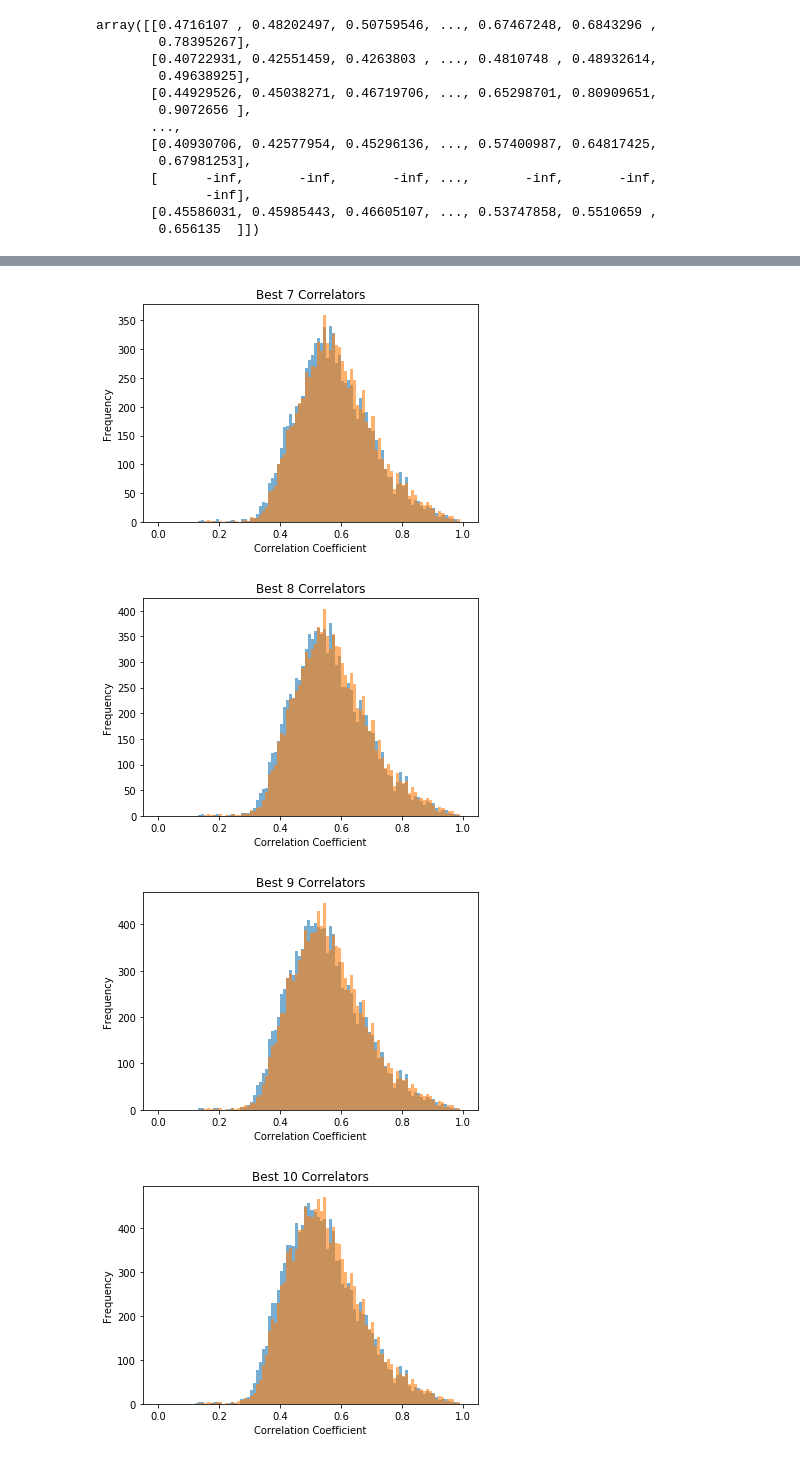
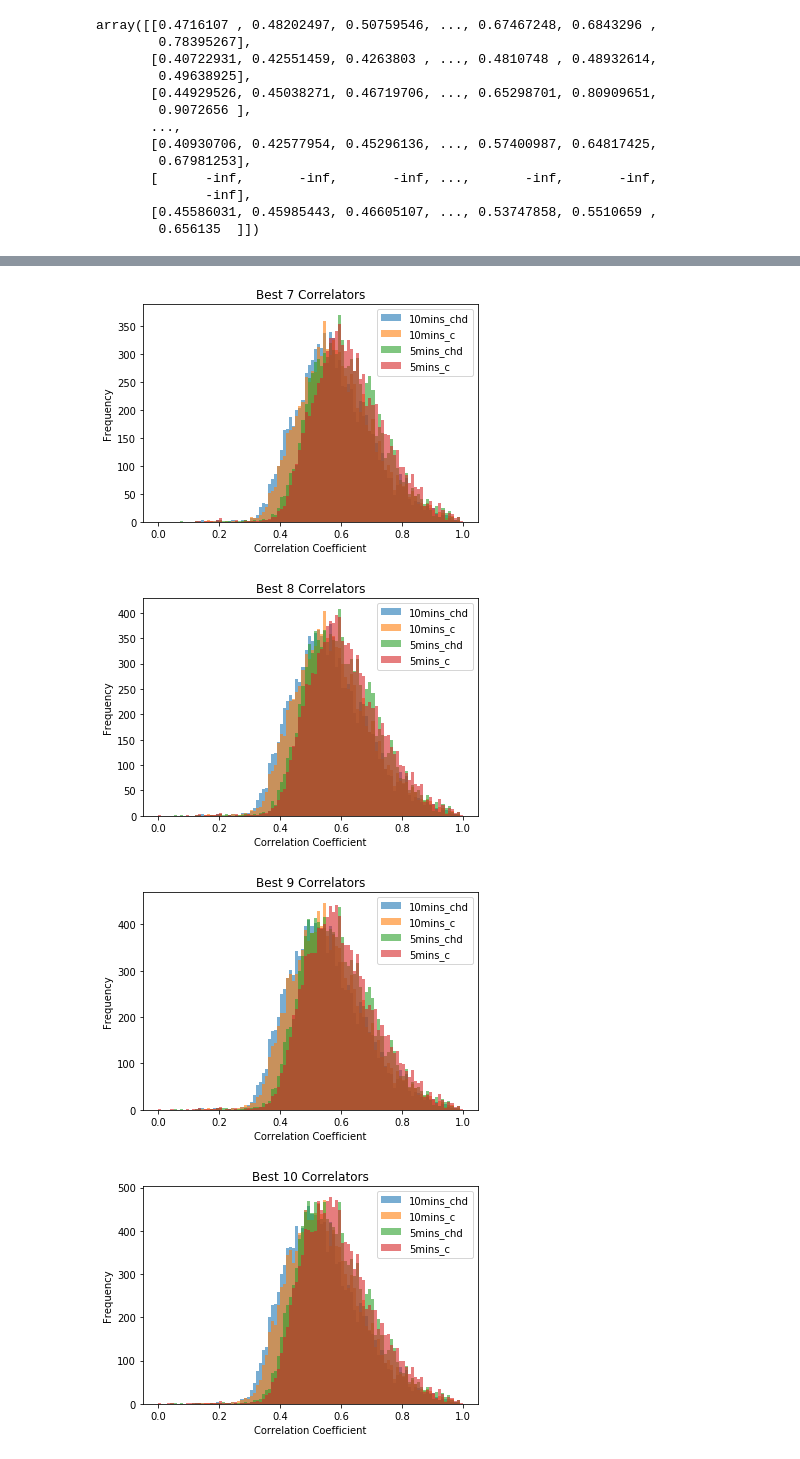
Before and after one commit to gingertom/buses, a Jupyter notebook: Data Exploration/Correlation Coefficents.ipynb, the cells around one changed output, grey strips where cells are left out. Drawn from its saved outputs; the diff is of its cells as text; code cells hidden in the pictures.

```diff
--- a/Data Exploration/Correlation Coefficents.ipynb
+++ b/Data Exploration/Correlation Coefficents.ipynb
@@ -36 +65,13 @@ correlations_c = correlations_c.fillna(value = float('-inf'))
+# %%
+correlations_10mins_chd = time_series_10mins_chd.corr(method='pearson', min_periods=10)
+correlations_10mins_chd = correlations_10mins_chd.fillna(value = float('-inf'))
+# %%
+correlations_10mins_c = time_series_10mins_c.corr(method='pearson', min_periods=10)
+correlations_10mins_c = correlations_10mins_c.fillna(value = float('-inf'))
+# %%
+correlations_5mins_chd = time_series_5mins_chd.corr(method='pearson', min_periods=10)
+correlations_5mins_chd = correlations_5mins_chd.fillna(value = float('-inf'))
+# %%
+correlations_5mins_c = time_series_5mins_c.corr(method='pearson', min_periods=10)
+correlations_5mins_c = correlations_5mins_c.fillna(value = float('-inf'))
 # %%
@@ -59,10 +100,17 @@ array([[0.4716107 , 0.48202497, 0.50759546, ..., 0.67467248, 0.6843296 ,
         0.656135  ]])
 # %%
 for i in range(2, 12):
-    plt.hist(np.sort(correlations_chd.values, axis=1)[:, -i:-1].flatten(), bins=100, range=(0,1), alpha=0.6, label="Code, hour, day")
-    plt.hist(np.sort(correlations_c.values, axis=1)[:, -i:-1].flatten(), bins=100, range=(0,1), alpha=0.6, label="Code")
+#     plt.hist(np.sort(correlations_1hour_chd.values, axis=1)[:, -i:-1].flatten(), bins=100, range=(0,1), alpha=0.6, label="1h_chd")
+#     plt.hist(np.sort(correlations_1hour_c.values, axis=1)[:, -i:-1].flatten(), bins=100, range=(0,1), alpha=0.6, label="1h_c")
+    plt.hist(np.sort(correlations_10mins_chd.values, axis=1)[:, -i:-1].flatten(), bins=100, range=(0,1), alpha=0.6, label="10mins_chd")
+    plt.hist(np.sort(correlations_10mins_c.values, axis=1)[:, -i:-1].flatten(), bins=100, range=(0,1), alpha=0.6, label="10mins_c")
+    plt.hist(np.sort(correlations_5mins_chd.values, axis=1)[:, -i:-1].flatten(), bins=100, range=(0,1), alpha=0.6, label="5mins_chd")
+    plt.hist(np.sort(correlations_5mins_c.values, axis=1)[:, -i:-1].flatten(), bins=100, range=(0,1), alpha=0.6, label="5mins_c")
+
+
     plt.title(f"Best {i-1} Correlators")
     plt.xlabel("Correlation Coefficient")
     plt.ylabel("Frequency")
+    plt.legend()
     plt.show()
 # %% [output]
@@ -75,7 +123,7 @@ for i in range(2, 12):
-[figure, old version]
+[figure, new version]
-[figure, old version]
+[figure, new version]
-[figure, old version]
+[figure, new version]
-[figure, old version]
+[figure, new version]
 # %%
 for i in np.linspace(0.9, 0.5, 5):
     plt.hist((correlations_chd.values > i).sum(axis=1), bins=20, alpha=0.6, label="Code, hour, day")
```
Also changed, not shown: parts of 6 cells of this notebook, 5 other files.
